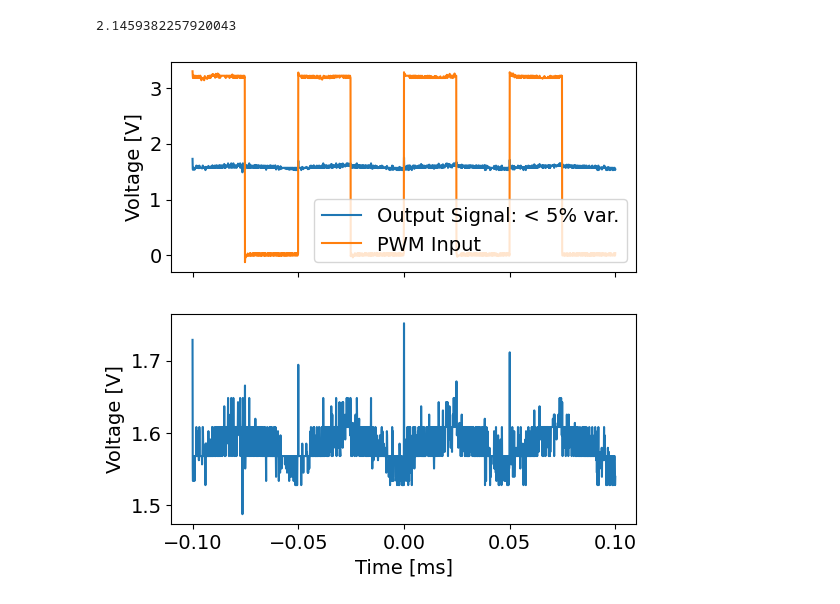
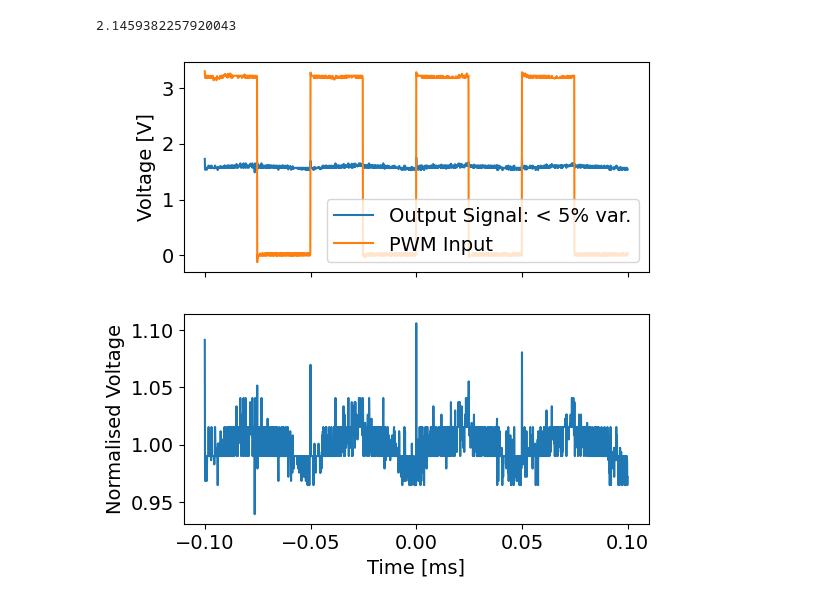
Before and after one commit to daraghhollman/UCD_4thYear_Labs, a Jupyter notebook: electronics/analysis/task2.ipynb, the cells around one changed output. Cells and saved outputs as stored; diff of their text form; code cells hidden in the pictures.

```diff
--- a/electronics/analysis/task2.ipynb
+++ b/electronics/analysis/task2.ipynb
@@ -121,17 +121,17 @@ print((high - low) / np.mean(data[:,2]))
 # %%
 fig, axes = plt.subplots(2, 1, figsize=(6,6), sharex=True)
 
 ax0, ax1 = axes
 
 ax0.plot(data[:,0]*1000, data[:,1], label="Output Signal: < 5% var.")
 ax0.plot(data[:,0]*1000, data[:,2], label="PWM Input")
 
 ax0.set_ylabel("Voltage [V]")
-ax1.set_ylabel("Voltage [V]")
+ax1.set_ylabel("Normalised Voltage")
 
-ax1.plot(data[:,0]*1000, data[:,1])
+ax1.plot(data[:,0]*1000, data[:,1]/np.mean(data[:,1]))
 
 plt.xlabel("Time [ms]")
 ax0.legend(loc="lower right");
 # %% [output]
-[figure, old version]
+[figure, new version]
```
Also changed, not shown: 13 other files.
